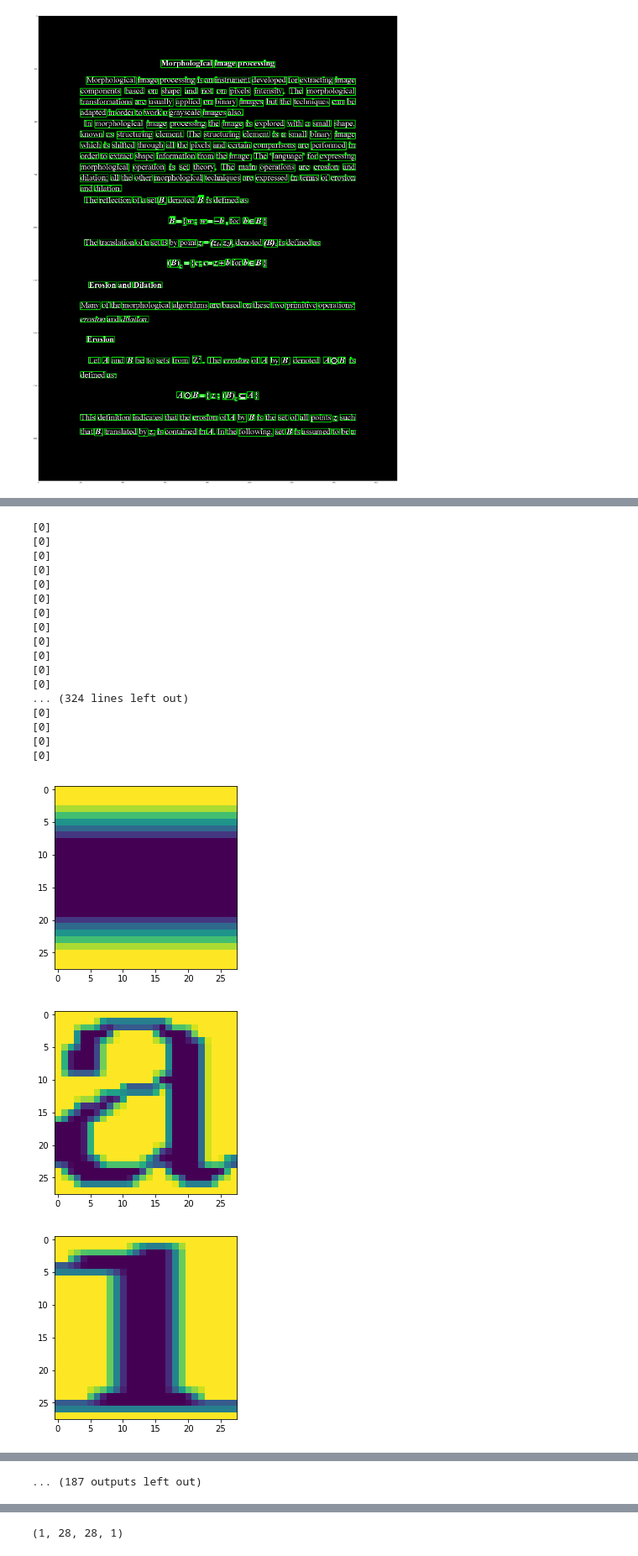
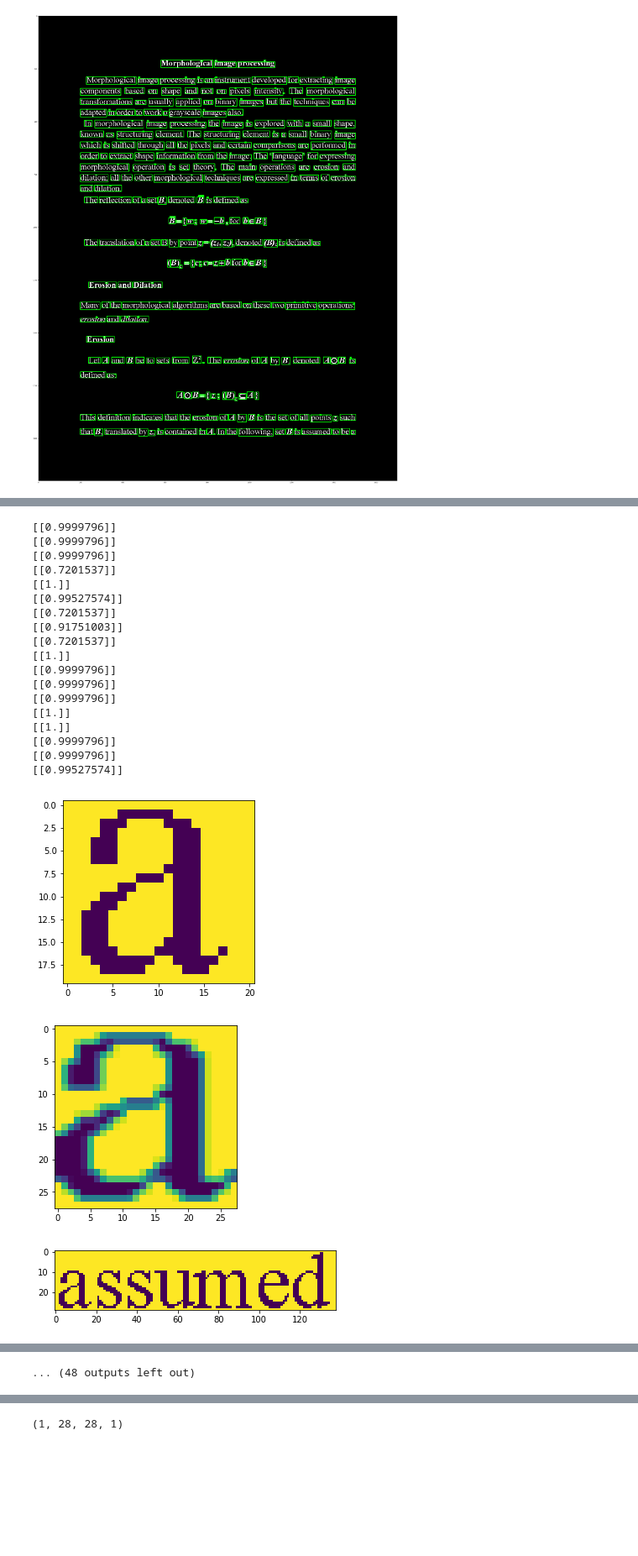
Before and after one commit to PetrisorIustin/Digital-image-processing, a Jupyter notebook: Lab3/lab3.ipynb, the cells around one changed output, grey strips where cells are left out. Shown at 84% size. Saved outputs shown, nothing was run; the diff lists cells and outputs as text; code cells hidden in the pictures; blank space fills up the shorter version.

```diff
--- a/Lab3/lab3.ipynb
+++ b/Lab3/lab3.ipynb
@@ -39,8 +39,10 @@ rect_kernel = cv2.getStructuringElement(cv2.MORPH_RECT, (6, 3))
 dilation = cv2.dilate(thresh, rect_kernel, iterations = 1)
 
 
-contours,hierarchy = cv2.findContours(dilation, cv2.RETR_EXTERNAL, cv2.CHAIN_APPROX_NONE)
+contours,hierarchy = cv2.findContours(dilation, cv2.RETR_EXTERNAL, cv2.CHAIN_APPROX_NONE)[-2:]
 
+cv2.imwrite("image_processed.png",img)
+img = img.copy()
 # For each contour, find the bounding rectangle and draw it
 for cnt in contours:
     x,y,w,h = cv2.boundingRect(cnt)
@@ -70,7 +72,7 @@ def get_first_contour(word):
     dilation_letter = cv2.dilate(thresh_word, kernel, iterations = 1)
 #     plt.figure()
 #     plt.imshow(dilation_letter)
-    contours_letter,hierarchy_letter = cv2.findContours(dilation_letter, cv2.RETR_EXTERNAL, cv2.CHAIN_APPROX_SIMPLE)
+    contours_letter,hierarchy_letter = cv2.findContours(dilation_letter, cv2.RETR_EXTERNAL, cv2.CHAIN_APPROX_SIMPLE)[-2:]
     word_color = cv2.cvtColor(word,cv2.COLOR_GRAY2BGR)
     cnt = get_leftmost_contour(contours_letter)
     x,y,w,h = cv2.boundingRect(cnt)
@@ -98,13 +99,13 @@ for cnt in contours:
     letter = word[y:y+h, x:x+w].copy()
     img_orig =  cv2.resize(letter, (28, 28))
     img = img_orig.reshape(1,28,28,1)
+
     prediction = model.predict(img)
-    y_class = prediction.argmax(axis=-1)
-    print(y_class)
-    #if(y_class == 1):
-#     plt.figure()
-#     plt.imshow(word)
-    plt.figure()
-    plt.imshow(img_orig)
+    if(prediction > 0.45):
+        print(prediction)
+        plt.figure()
+        plt.imshow(word)
+        plt.figure()
+        plt.imshow(img_orig)
         #print(y_classes)
 # %% [output]
@@ -128,20 +123,21 @@ for cnt in contours:
-[0]
-[0]
-[0]
-[0]
-[0]
-[0]
-[0]
-[0]
-[0]
-[0]
-[0]
-[0]
-... (324 lines left out)
-[0]
-[0]
-[0]
-[0]
+[[0.9999796]]
+[[0.9999796]]
+[[0.9999796]]
+[[0.7201537]]
+[[1.]]
+[[0.99527574]]
+[[0.7201537]]
+[[0.91751003]]
+[[0.7201537]]
+[[1.]]
+[[0.9999796]]
+[[0.9999796]]
+[[0.9999796]]
+[[1.]]
+[[1.]]
+[[0.9999796]]
+[[0.9999796]]
+[[0.99527574]]
-[figure, old version]
+[figure, new version]
 [figure]
-[figure, old version]
+[figure, new version]
@@ -155 +151 @@ for cnt in contours:
-... (187 outputs left out)
+... (48 outputs left out)
```
Also changed, not shown: parts of 7 cells of this notebook, 29 other files.
